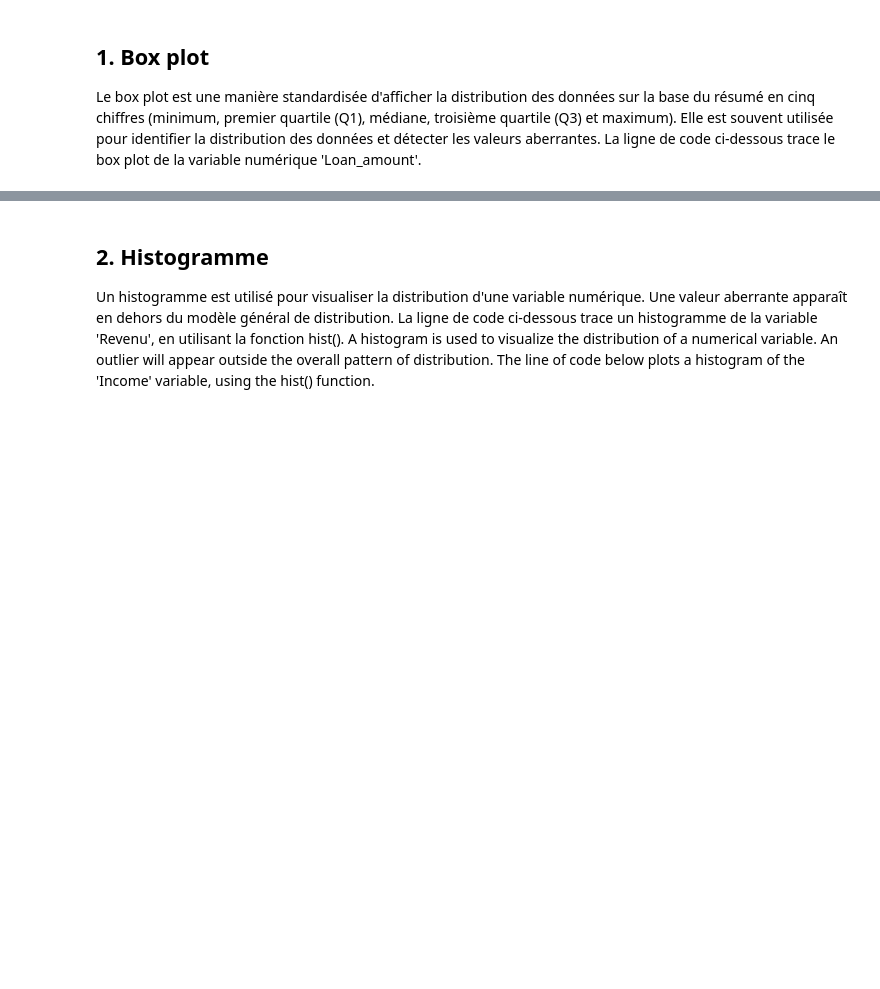
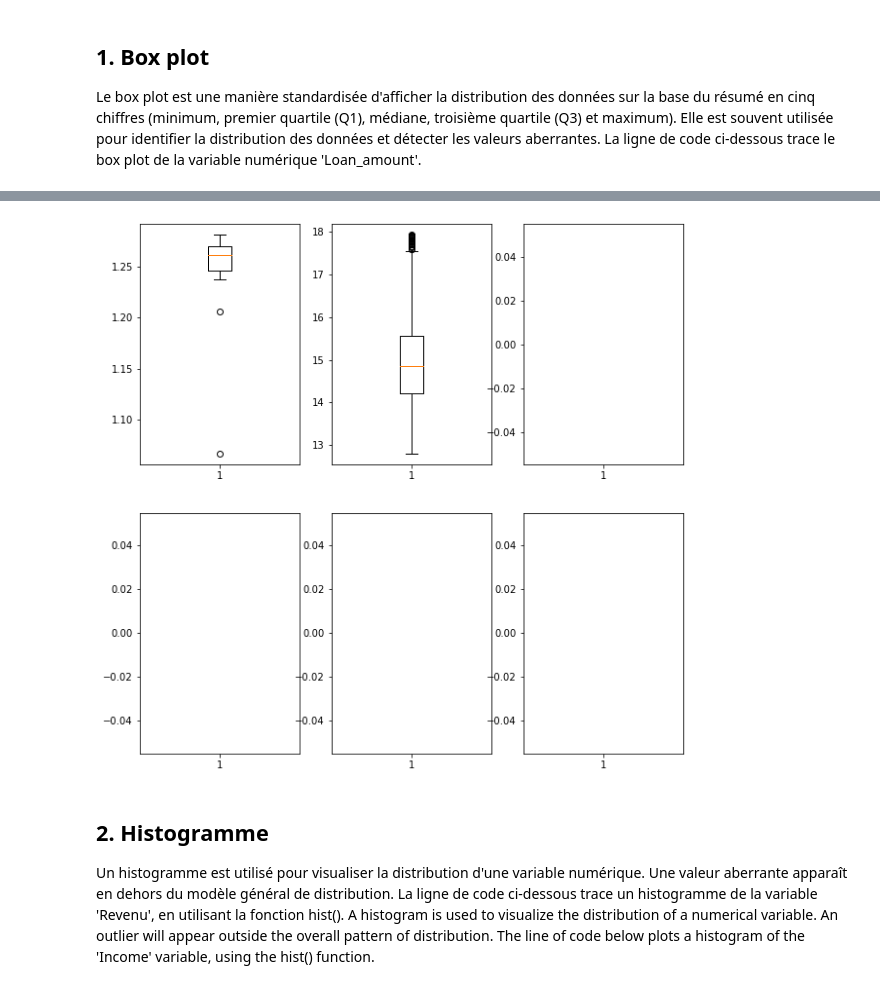
Before and after one commit to agnes-riviere/MOLONARI_1D_RESOURCES, a Jupyter notebook: Students/TP2_Vigne_Megy.ipynb, the cells around one changed output, grey strips where cells are left out. Drawn from its saved outputs; the diff is of its cells as text; code cells hidden in the pictures; blank space fills up the shorter version.

```diff
--- a/Students/TP2_Vigne_Megy.ipynb
+++ b/Students/TP2_Vigne_Megy.ipynb
@@ -240,3 +251,17 @@ Le box plot est une manière standardisée d'afficher la distribution des donné
+# %%
+fig, axes = plt.subplots(2, 3, figsize=(10, 10))
+
+liste_data_riviere = [capteur_riviere.loc[1:, "tension_V"], capteur_riviere.loc[1:, "temperature_stream_C"]]
+liste_data_ZH = [capteur_ZH.loc[1:, column_name] for column_name in capteur_ZH.columns[2:6]]
+
+liste_data = liste_data_riviere + liste_data_ZH
+
+for ax, data in zip(axes.flatten(), liste_data):
+    ax.boxplot(data)
+
+plt.show()
+# %% [output]
+[figure, added]
 # %% [markdown]
 ## 2. Histogramme
 
```
Also changed, not shown: parts of 10 cells of this notebook.
